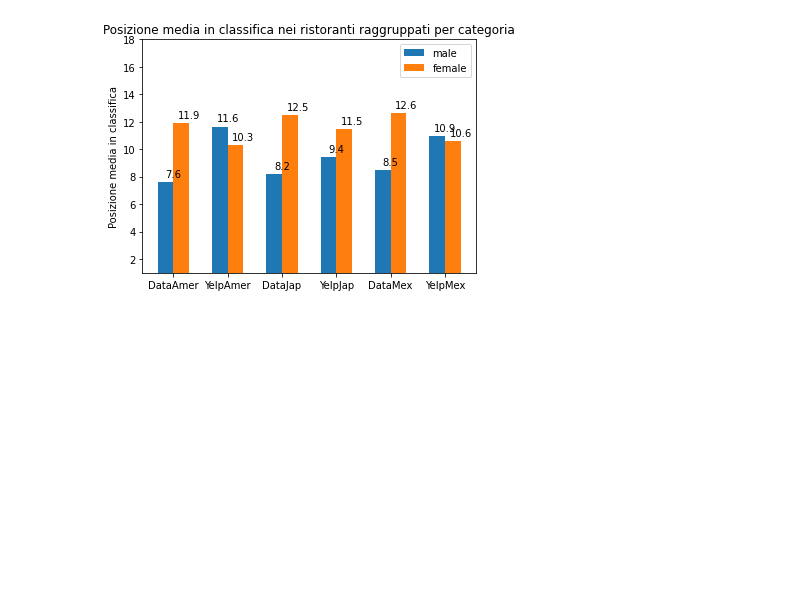
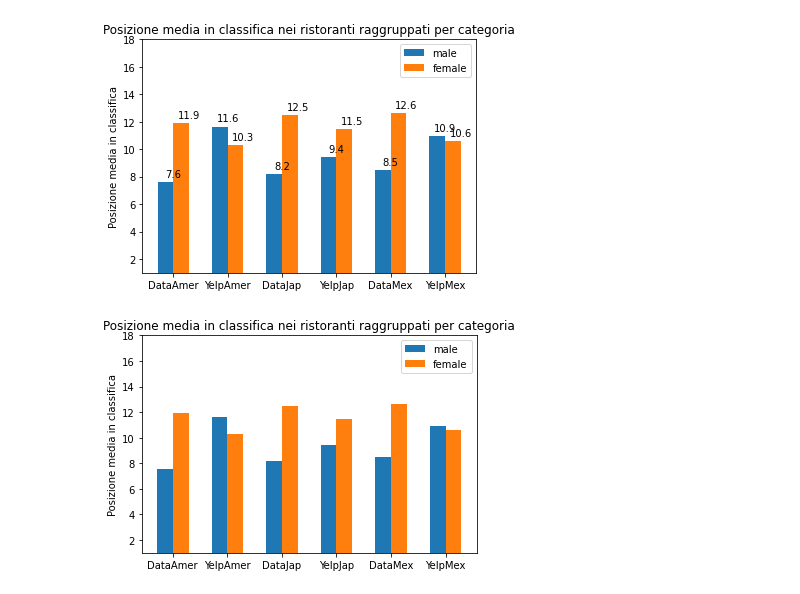
Before and after one commit to EleonoraBartolomucci/Fairness, a Jupyter notebook: Esperimenti/MelaSecondoEsperimentoVersioneDefinitiva.ipynb, the cells around one changed output. Drawn from its saved outputs; the diff is of its cells as text; code cells hidden in the pictures; blank space fills up the shorter version.

```diff
--- a/Esperimenti/MelaSecondoEsperimentoVersioneDefinitiva.ipynb
+++ b/Esperimenti/MelaSecondoEsperimentoVersioneDefinitiva.ipynb
@@ -172,3 +172,28 @@ fig.tight_layout()
 plt.show()
 # %% [output]
 [figure]
+# %%
+labels = ['DataAmer', 'YelpAmer', 'DataJap', 'YelpJap','DataMex','YelpMex']
+
+
+male = [tot_american_male_date, tot_american_male_relevance,tot_asian_male_date, tot_asian_male_relevance,tot_mexican_male_date, tot_mexican_male_relevance]
+female = [tot_american_female_date, tot_american_female_relevance,tot_asian_female_date, tot_asian_female_relevance,tot_mexican_female_date, tot_mexican_female_relevance]
+
+x = np.arange(len(labels))  # the label locations
+width = 0.29  # the width of the bars
+
+fig, ax = plt.subplots()
+rects1 = ax.bar(x - width/2, male, width, label='male')
+rects2 = ax.bar(x + width/2, female, width,label ='female')
+
+# Add some text for labels, title and custom x-axis tick labels, etc.
+ax.set_ylabel('Posizione media in classifica')
+ax.set_title('Posizione media in classifica nei ristoranti raggruppati per categoria')
+ax.set_xticks(x)
+ax.set_xticklabels(labels)
+ax.set_ylim([1,18])
+ax.legend()
+
+plt.show()
+# %% [output]
+[figure, added]
```
